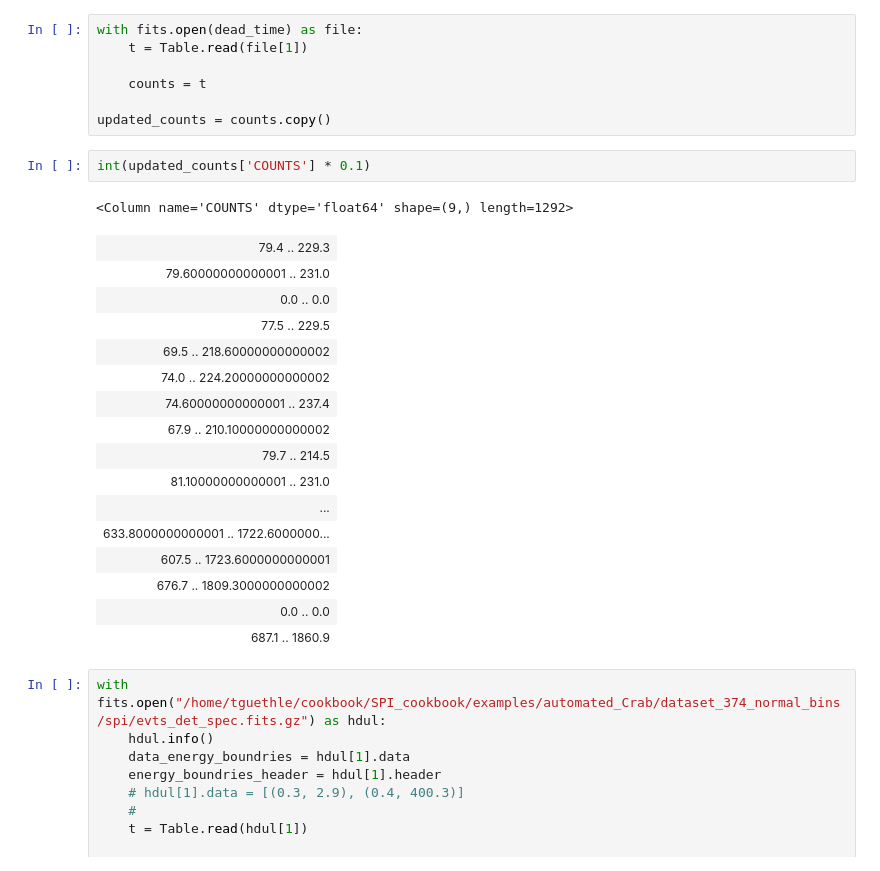
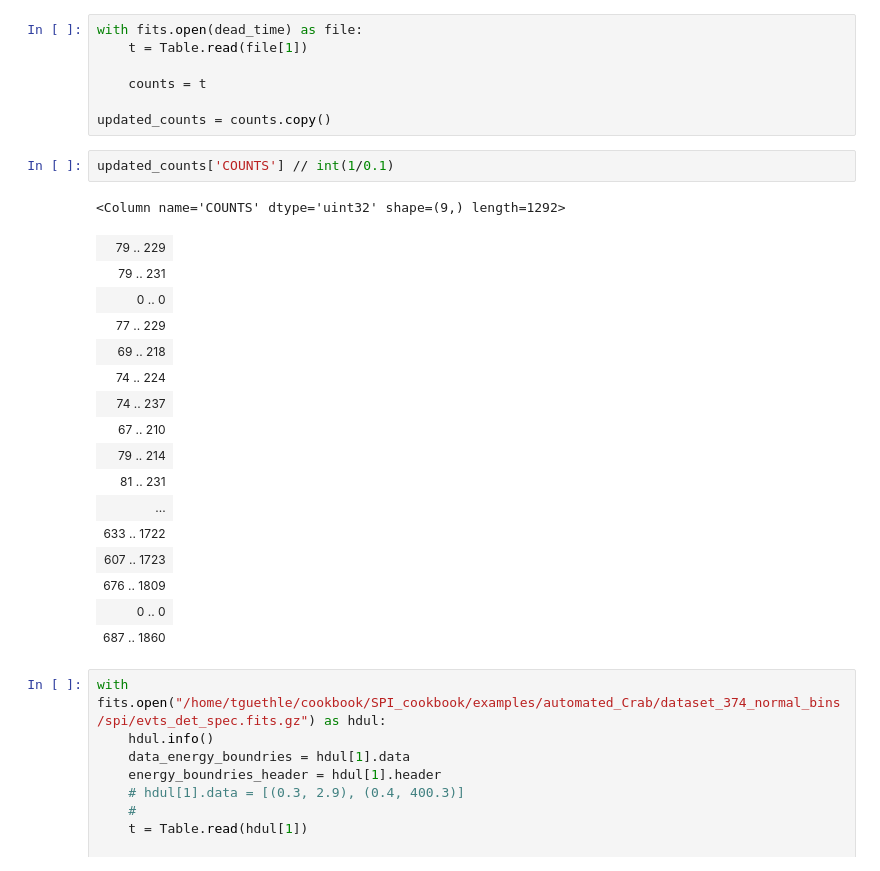
Before and after one commit to timmguthle/INTEGRAL-SPI, a Jupyter notebook: look_at_fits.ipynb, the cells around one changed output. Cells and saved outputs as stored; diff of their text form.

```diff
--- a/look_at_fits.ipynb
+++ b/look_at_fits.ipynb
@@ -128,25 +128,25 @@ with fits.open(dead_time) as file:
 
 updated_counts = counts.copy()
 # %%
-int(updated_counts['COUNTS'] * 0.1)
+updated_counts['COUNTS'] // int(1/0.1)
 # %% [output]
-<Column name='COUNTS' dtype='float64' shape=(9,) length=1292>
+<Column name='COUNTS' dtype='uint32' shape=(9,) length=1292>
-| 79.4 .. 229.3 |
-| 79.60000000000001 .. 231.0 |
-| 0.0 .. 0.0 |
-| 77.5 .. 229.5 |
-| 69.5 .. 218.60000000000002 |
-| 74.0 .. 224.20000000000002 |
-| 74.60000000000001 .. 237.4 |
-| 67.9 .. 210.10000000000002 |
-| 79.7 .. 214.5 |
-| 81.10000000000001 .. 231.0 |
+| 79 .. 229 |
+| 79 .. 231 |
+| 0 .. 0 |
+| 77 .. 229 |
+| 69 .. 218 |
+| 74 .. 224 |
+| 74 .. 237 |
+| 67 .. 210 |
+| 79 .. 214 |
+| 81 .. 231 |
 | ... |
-| 633.8000000000001 .. 1722.6000000... |
-| 607.5 .. 1723.6000000000001 |
-| 676.7 .. 1809.3000000000002 |
-| 0.0 .. 0.0 |
-| 687.1 .. 1860.9 |
+| 633 .. 1722 |
+| 607 .. 1723 |
+| 676 .. 1809 |
+| 0 .. 0 |
+| 687 .. 1860 |
 # %%
 with fits.open("/home/tguethle/cookbook/SPI_cookbook/examples/automated_Crab/dataset_374_normal_bins/spi/evts_det_spec.fits.gz") as hdul:
     hdul.info()
```
Also changed, not shown: 55 other files.
